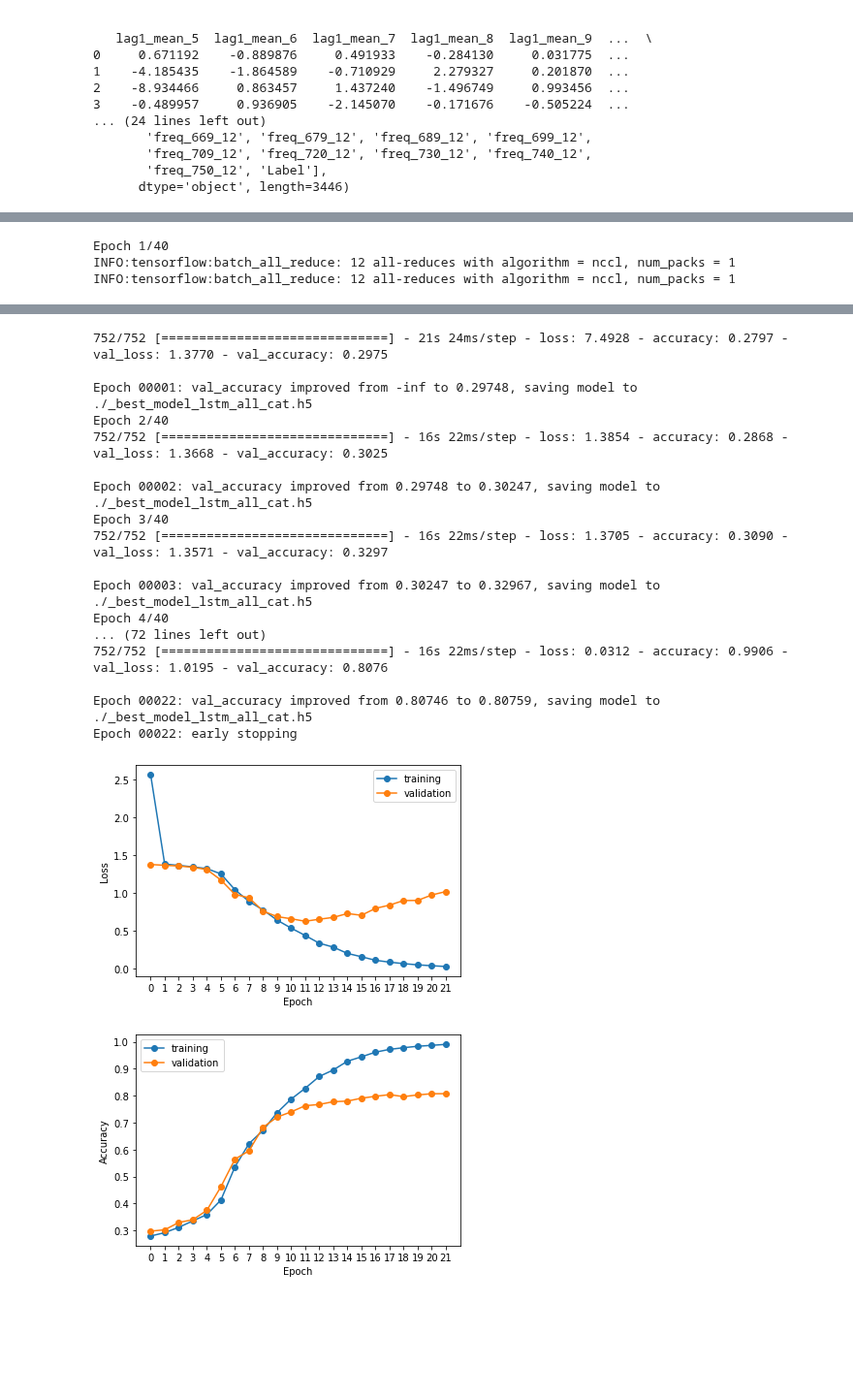
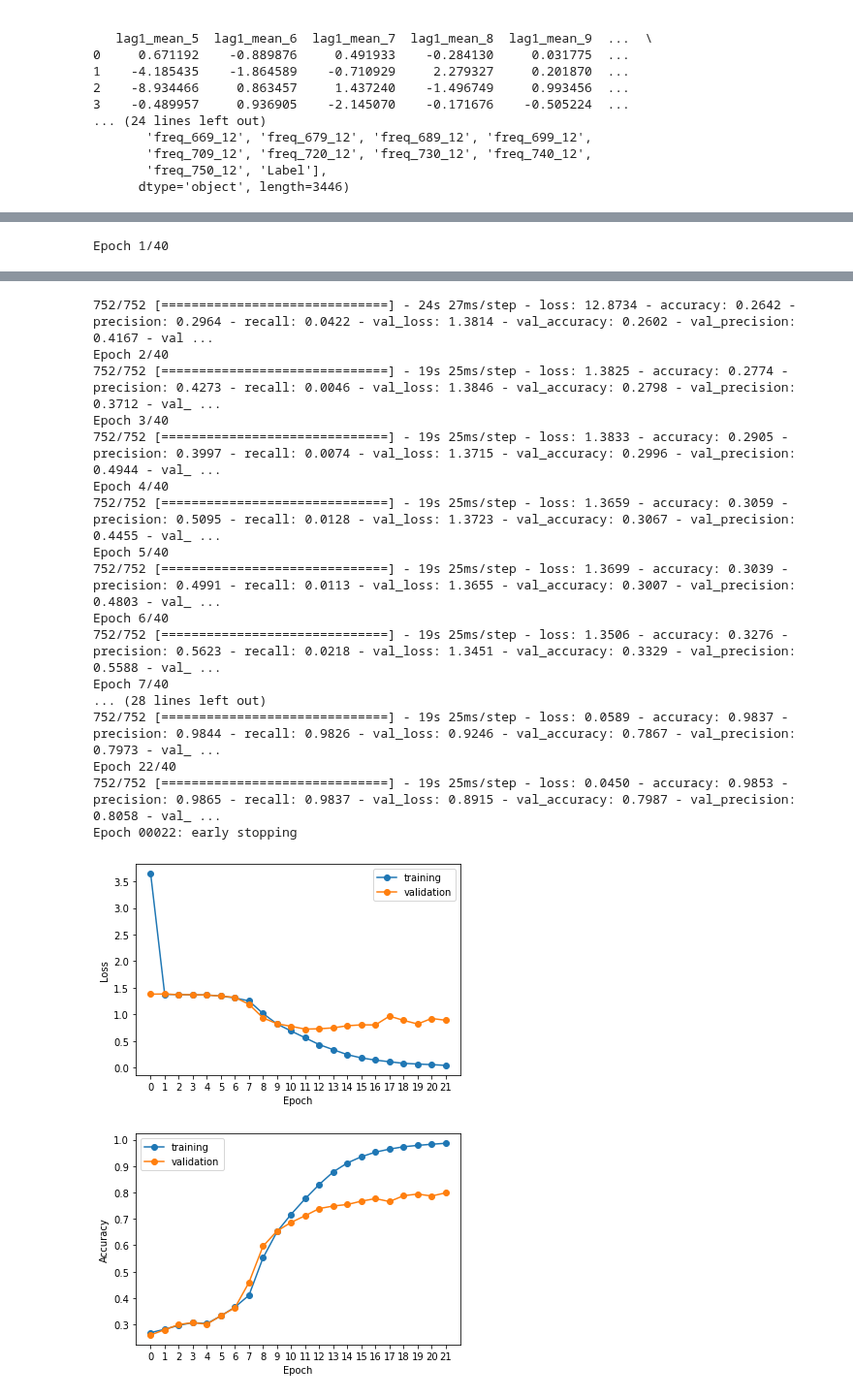
Before and after one commit to ronaldlee/eeg-feature-generation, a Jupyter notebook: CNN_model_on_GAMEEMO_features_dataset.ipynb, the cells around one changed output, grey strips where cells are left out. Shown at 97% size. Saved outputs shown, nothing was run; the diff lists cells and outputs as text; code cells hidden in the pictures; blank space fills up the shorter version.

```diff
--- a/CNN_model_on_GAMEEMO_features_dataset.ipynb
+++ b/CNN_model_on_GAMEEMO_features_dataset.ipynb
@@ -93,7 +112,7 @@ y_test = pd.get_dummies(y_test)
        'freq_750_12', 'Label'],
       dtype='object', length=3446)
 # %%
-def train_model(x_train, y_train,x_validate, y_validate,
+def train_model(train_dataset, validate_dataset, x_train,
                 save_to, epoch = 2, num_of_conv_layer=1,
                 conv_layer_1_filters=32, conv_layer_2_filters=64, conv_layer_3_filters=128,
                 num_of_dense_layer=0,
@@ -102,9 +121,17 @@ def train_model(x_train, y_train,x_validate, y_validate,
     strategy = tf.distribute.MirroredStrategy(devices=None)
     print('Number of devices: {}'.format(strategy.num_replicas_in_sync))
 
+    print("epoch:",epoch,"; num_of_conv_layer:",num_of_conv_layer)
+    print("conv_layer_1_filters:",conv_layer_1_filters,"; conv_layer_2_filters:",conv_layer_2_filters)
+    print("conv_layer_3_filters:",conv_layer_3_filters,"; num_of_dense_layer:",num_of_dense_layer)
+    print("dense_layer_1_unit:",dense_layer_1_unit,"; dense_layer_2_unit:",dense_layer_2_unit)
+    print("dense_layer_3_unit:",dense_layer_3_unit,"; patience:",patience)
+    print("epoch_denominator:",epoch_denominator)
+
     tf.keras.backend.clear_session()
-    tf.random.set_seed(0)
-#     np.random.seed(1234)
+    tf.random.set_seed(1234)
+    np.random.seed(1234)
+    random.seed(1234)
 
     with strategy.scope():
         model = Sequential()
@@ -188,28 +215,26 @@ def train_model(x_train, y_train,x_validate, y_validate,
         model.add(Dense(4))
         model.add(Activation('softmax'))
 
-        model.build(input_shape=(None, X_train.shape[1], 1))
+        model.build(input_shape=(None, x_train.shape[1], 1))
         model.summary()
         tf.keras.utils.plot_model(model)
 
         opt_adam = keras.optimizers.Adam(learning_rate=0.001)
 
         es = EarlyStopping(monitor='val_loss', mode='min', verbose=1, patience=patience)
-        mc = ModelCheckpoint(save_to + '_best_model_lstm_all_cat.h5', monitor='val_accuracy', mode='max', verbose=1, save_best_only=True)
 
         lr_schedule = tf.keras.callbacks.LearningRateScheduler(lambda epoch: 0.001 * np.exp(-epoch / epoch_denominator))
 
         model.compile(optimizer=opt_adam,
                       loss=['categorical_crossentropy'],
-                      metrics=['accuracy'])
+                      metrics=['accuracy', keras.metrics.Precision(), keras.metrics.Recall()])
 
-    history = model.fit(x_train,y_train,
-                        batch_size=32,
+
+    history = model.fit(train_dataset,
                         epochs=epoch,
-                        validation_data=(x_validate, y_validate),
-                        callbacks=[es,mc,lr_schedule])
-
-#     saved_model = load_model(save_to + '_best_model_lstm_all_cat.h5')
+                        validation_data=validate_dataset,
+                        shuffle=True,
+                        callbacks=[es,lr_schedule])
 
     return model,history
 # %%
@@ -665,14 +652,14 @@ Test Acc. 76.61%
 # %%
-model5,history5 = train_model(X_train, y_train, X_validate, y_validate, save_to= './', epoch = 40,
-                              num_of_conv_layer=3, num_of_dense_layer=2)
+model,history = train_model(train_dataset, validate_dataset, X_train, save_to= './', epoch = 40,
+                            num_of_conv_layer=3, num_of_dense_layer=2)
 
-history5_data = pd.DataFrame(history5.history)
-plot_loss_history(history5_data)
-plot_accuracy_history(history5_data)
+history_data = pd.DataFrame(history.history)
+plot_loss_history(history_data)
+plot_accuracy_history(history_data)
 
 # test model
-test5_results = model5.evaluate(X_test, y_test)
-print('\nTest Acc. {:.2f}%'.format(test5_results[1]*100))
+test_results = model.evaluate(test_dataset)
+print('\nTest Acc. {:.2f}%'.format(test_results[1]*100))
 # %% [output]
 INFO:tensorflow:Using MirroredStrategy with devices ('/job:localhost/replica:0/task:0/device:GPU:0', '/job:localhost/replica:0/task:0/device:GPU:1')
 Number of devices: 2
@@ -711,3 +698 @@ attr {
 Epoch 1/40
-INFO:tensorflow:batch_all_reduce: 12 all-reduces with algorithm = nccl, num_packs = 1
-INFO:tensorflow:batch_all_reduce: 12 all-reduces with algorithm = nccl, num_packs = 1
@@ -731,19 +716,19 @@ attr {
-752/752 [==============================] - 21s 24ms/step - loss: 7.4928 - accuracy: 0.2797 - val_loss: 1.3770 - val_accuracy: 0.2975
-
-Epoch 00001: val_accuracy improved from -inf to 0.29748, saving model to ./_best_model_lstm_all_cat.h5
+752/752 [==============================] - 24s 27ms/step - loss: 12.8734 - accuracy: 0.2642 - precision: 0.2964 - recall: 0.0422 - val_loss: 1.3814 - val_accuracy: 0.2602 - val_precision: 0.4167 - val ...
 Epoch 2/40
-752/752 [==============================] - 16s 22ms/step - loss: 1.3854 - accuracy: 0.2868 - val_loss: 1.3668 - val_accuracy: 0.3025
-
-Epoch 00002: val_accuracy improved from 0.29748 to 0.30247, saving model to ./_best_model_lstm_all_cat.h5
+752/752 [==============================] - 19s 25ms/step - loss: 1.3825 - accuracy: 0.2774 - precision: 0.4273 - recall: 0.0046 - val_loss: 1.3846 - val_accuracy: 0.2798 - val_precision: 0.3712 - val_ ...
 Epoch 3/40
-752/752 [==============================] - 16s 22ms/step - loss: 1.3705 - accuracy: 0.3090 - val_loss: 1.3571 - val_accuracy: 0.3297
-
-Epoch 00003: val_accuracy improved from 0.30247 to 0.32967, saving model to ./_best_model_lstm_all_cat.h5
+752/752 [==============================] - 19s 25ms/step - loss: 1.3833 - accuracy: 0.2905 - precision: 0.3997 - recall: 0.0074 - val_loss: 1.3715 - val_accuracy: 0.2996 - val_precision: 0.4944 - val_ ...
 Epoch 4/40
-... (72 lines left out)
-752/752 [==============================] - 16s 22ms/step - loss: 0.0312 - accuracy: 0.9906 - val_loss: 1.0195 - val_accuracy: 0.8076
-
-Epoch 00022: val_accuracy improved from 0.80746 to 0.80759, saving model to ./_best_model_lstm_all_cat.h5
+752/752 [==============================] - 19s 25ms/step - loss: 1.3659 - accuracy: 0.3059 - precision: 0.5095 - recall: 0.0128 - val_loss: 1.3723 - val_accuracy: 0.3067 - val_precision: 0.4455 - val_ ...
+Epoch 5/40
+752/752 [==============================] - 19s 25ms/step - loss: 1.3699 - accuracy: 0.3039 - precision: 0.4991 - recall: 0.0113 - val_loss: 1.3655 - val_accuracy: 0.3007 - val_precision: 0.4803 - val_ ...
+Epoch 6/40
+752/752 [==============================] - 19s 25ms/step - loss: 1.3506 - accuracy: 0.3276 - precision: 0.5623 - recall: 0.0218 - val_loss: 1.3451 - val_accuracy: 0.3329 - val_precision: 0.5588 - val_ ...
+Epoch 7/40
+... (28 lines left out)
+752/752 [==============================] - 19s 25ms/step - loss: 0.0589 - accuracy: 0.9837 - precision: 0.9844 - recall: 0.9826 - val_loss: 0.9246 - val_accuracy: 0.7867 - val_precision: 0.7973 - val_ ...
+Epoch 22/40
+752/752 [==============================] - 19s 25ms/step - loss: 0.0450 - accuracy: 0.9853 - precision: 0.9865 - recall: 0.9837 - val_loss: 0.8915 - val_accuracy: 0.7987 - val_precision: 0.8058 - val_ ...
 Epoch 00022: early stopping
-[figure, old version]
+[figure, new version]
-[figure, old version]
+[figure, new version]
```
Also changed, not shown: parts of 19 cells of this notebook.
